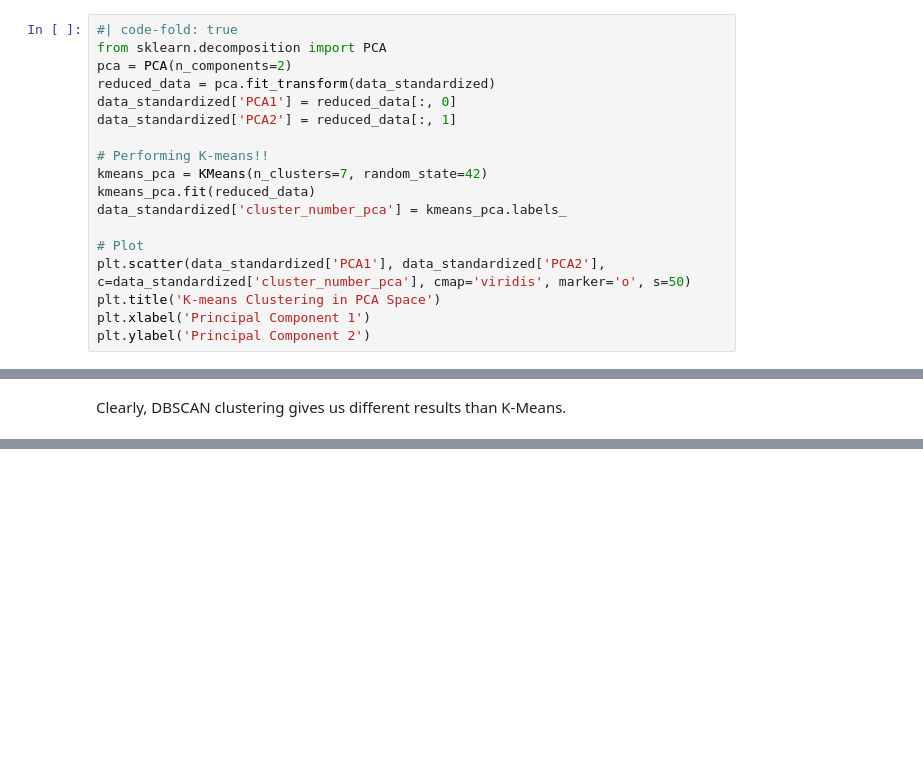
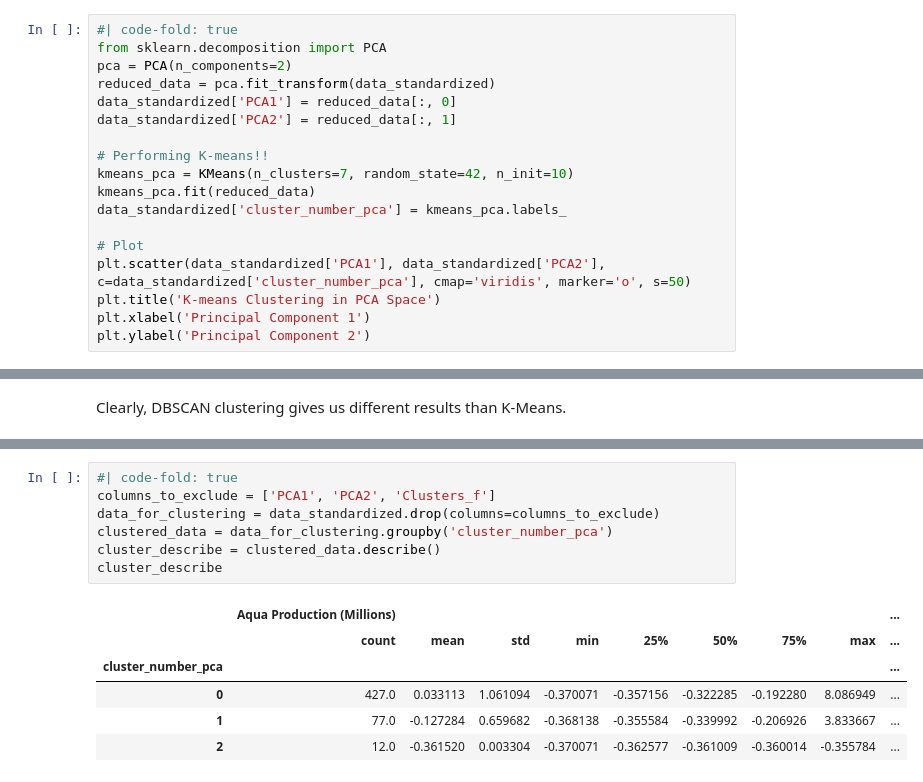
Before and after one commit to anly501/dsan-5000-project-kendallgilbert180, a Jupyter notebook: dsan-website/5000-website/clustering.ipynb, the cells around one changed output, grey strips where cells are left out. Saved outputs shown, nothing was run; the diff lists cells and outputs as text; blank space fills up the shorter version.

```diff
--- a/dsan-website/5000-website/clustering.ipynb
+++ b/dsan-website/5000-website/clustering.ipynb
@@ -98,7 +108,7 @@ data_standardized['PCA1'] = reduced_data[:, 0]
 data_standardized['PCA2'] = reduced_data[:, 1]
 
 # Performing K-means!!
-kmeans_pca = KMeans(n_clusters=7, random_state=42)
+kmeans_pca = KMeans(n_clusters=7, random_state=42, n_init=10)
 kmeans_pca.fit(reduced_data)
 data_standardized['cluster_number_pca'] = kmeans_pca.labels_
 
@@ -439,0 +428,14 @@ cluster_describe
+# %%
+#| code-fold: true
+columns_to_exclude = ['PCA1', 'PCA2', 'Clusters_f']
+data_for_clustering = data_standardized.drop(columns=columns_to_exclude)
+clustered_data = data_for_clustering.groupby('cluster_number_pca')
+cluster_describe = clustered_data.describe()
+cluster_describe
+# %% [output]
+|  | Aqua Production (Millions) |  |  |  |  |  |  |  | ... |
+|  | count | mean | std | min | 25% | 50% | 75% | max | ... |
+| cluster_number_pca |  |  |  |  |  |  |  |  | ... |
+| 0 | 427.0 | 0.033113 | 1.061094 | -0.370071 | -0.357156 | -0.322285 | -0.192280 | 8.086949 | ... |
+| 1 | 77.0 | -0.127284 | 0.659682 | -0.368138 | -0.355584 | -0.339992 | -0.206926 | 3.833667 | ... |
+| 2 | 12.0 | -0.361520 | 0.003304 | -0.370071 | -0.362577 | -0.361009 | -0.360014 | -0.355784 | ... |
```
Also changed, not shown: parts of 30 cells of this notebook, 20 other files.
